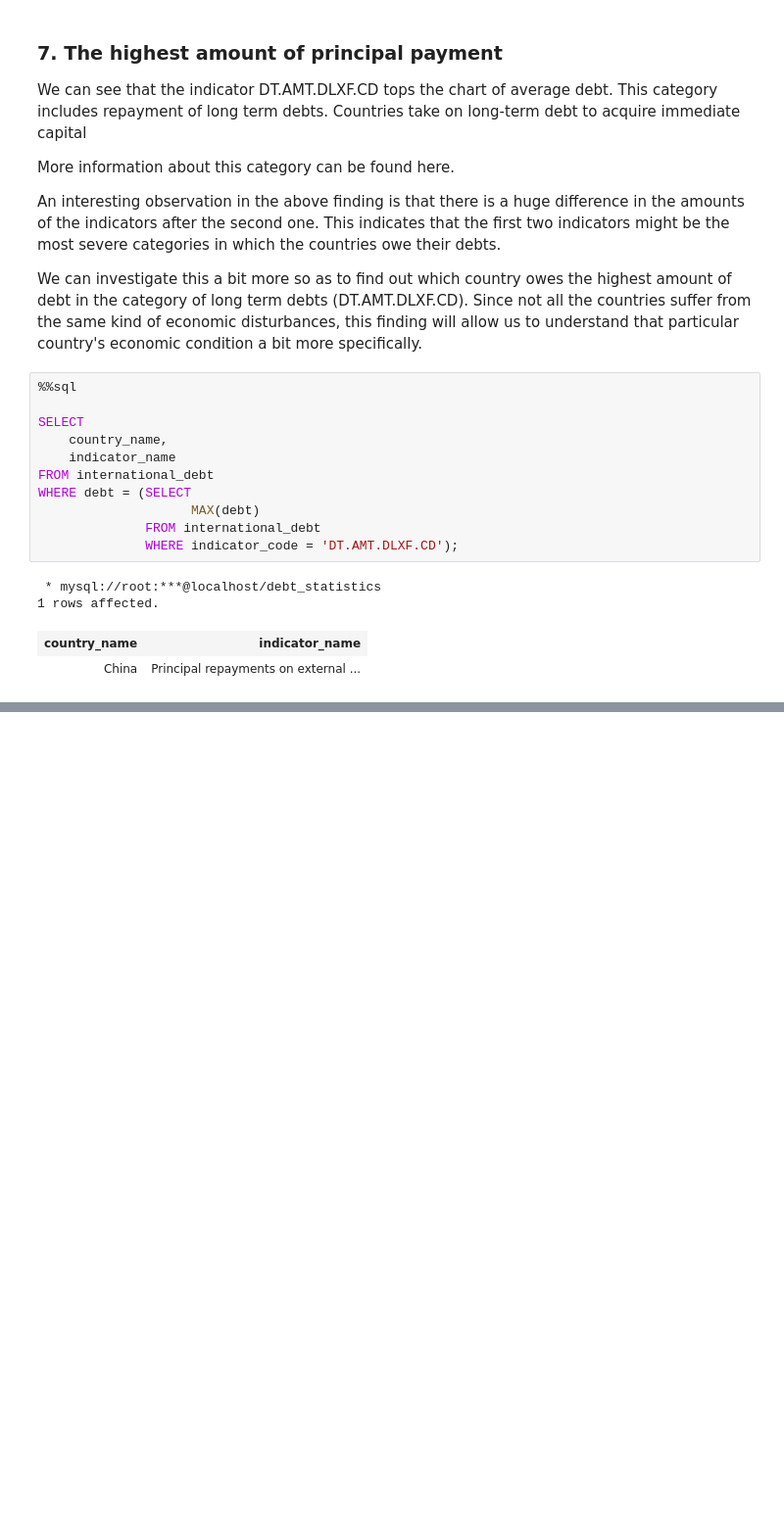
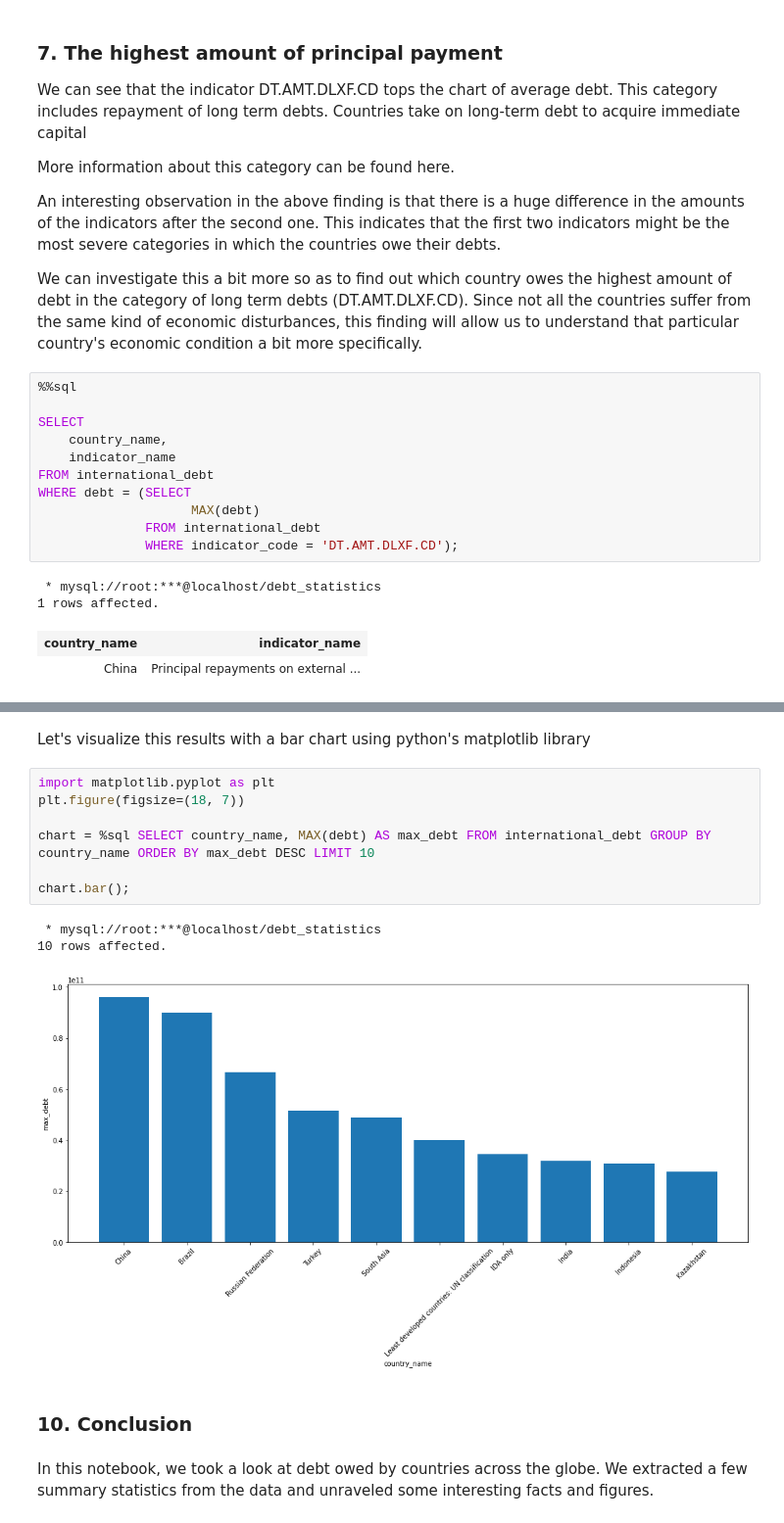
Before and after one commit to AlphonseBrandon/AB, a Jupyter notebook: _notebooks/2022-05-20-Analyzing-International-Debt-Stats-With-SQL.ipynb, the cells around one changed output, grey strips where cells are left out. Shown at 98% size. Saved outputs shown, nothing was run; the diff lists cells and outputs as text; blank space fills up the shorter version.

```diff
--- a/_notebooks/2022-05-20-Analyzing-International-Debt-Stats-With-SQL.ipynb
+++ b/_notebooks/2022-05-20-Analyzing-International-Debt-Stats-With-SQL.ipynb
@@ -204,0 +263,17 @@ WHERE debt = (SELECT
+# %% [markdown]
+Let's visualize this results with a bar chart using python's matplotlib library
+# %%
+import matplotlib.pyplot as plt
+plt.figure(figsize=(18, 7))
+
+chart = %sql SELECT country_name, MAX(debt) AS max_debt FROM international_debt GROUP BY country_name ORDER BY max_debt DESC LIMIT 10
+
+chart.bar();
+# %% [output]
+ * mysql://root:***@localhost/debt_statistics
+10 rows affected.
+[figure, added]
+# %% [markdown]
+### 10. Conclusion
+# %% [markdown]
+In this notebook, we took a look at debt owed by countries across the globe. We extracted a few summary statistics from the data and unraveled some interesting facts and figures.
```
Also changed, not shown: parts of 4 cells of this notebook.
